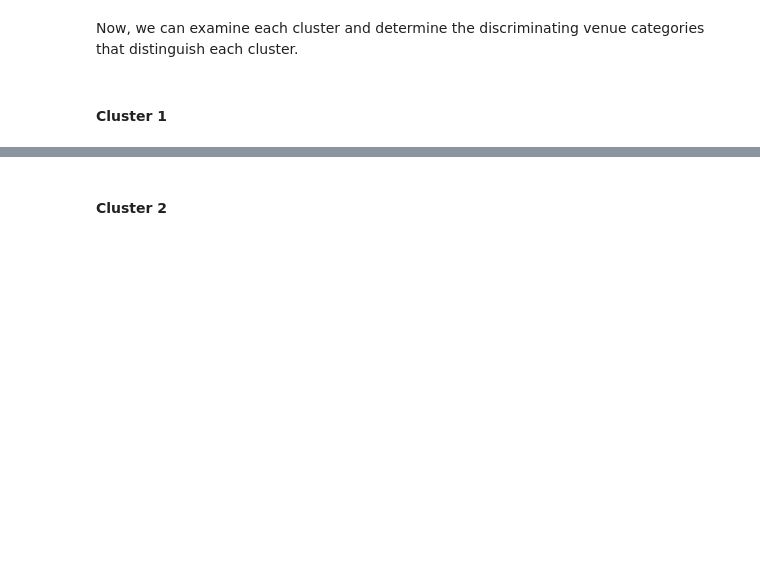
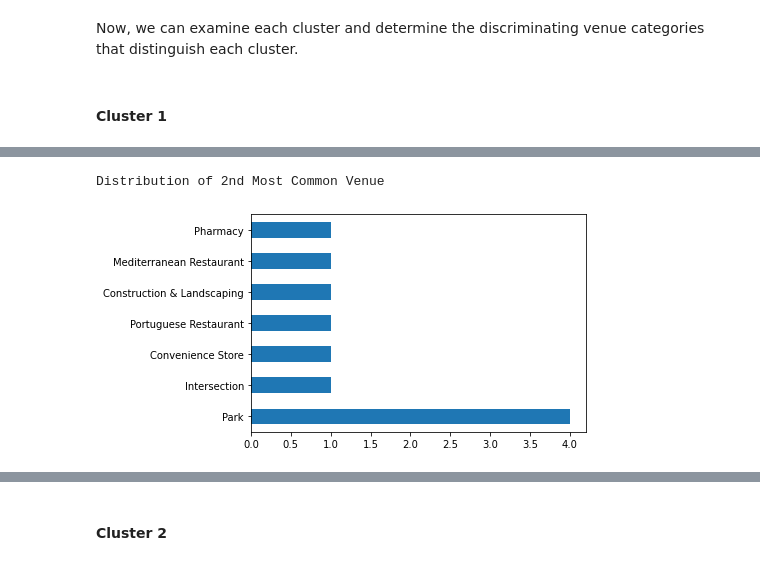
Before and after one commit to jledesmau/Coursera_Capstone-Data_Science, a Jupyter notebook: Week 3 - Neighborhoods in Toronto.ipynb, the cells around one changed output, grey strips where cells are left out. Drawn from its saved outputs; the diff is of its cells as text; code cells hidden in the pictures; blank space fills up the shorter version.

```diff
--- a/Week 3 - Neighborhoods in Toronto.ipynb
+++ b/Week 3 - Neighborhoods in Toronto.ipynb
@@ -439,0 +449,6 @@ toronto_merged.loc[toronto_merged['Cluster Labels'] == 0, toronto_merged.columns
+# %%
+print("Distribution of {}".format(data1.columns[1]))
+ax1 = data1[data1.columns[1]].value_counts().plot.barh()
+# %% [output]
+Distribution of 2nd Most Common Venue
+[figure, added]
```
Also changed, not shown: parts of 11 cells of this notebook.
